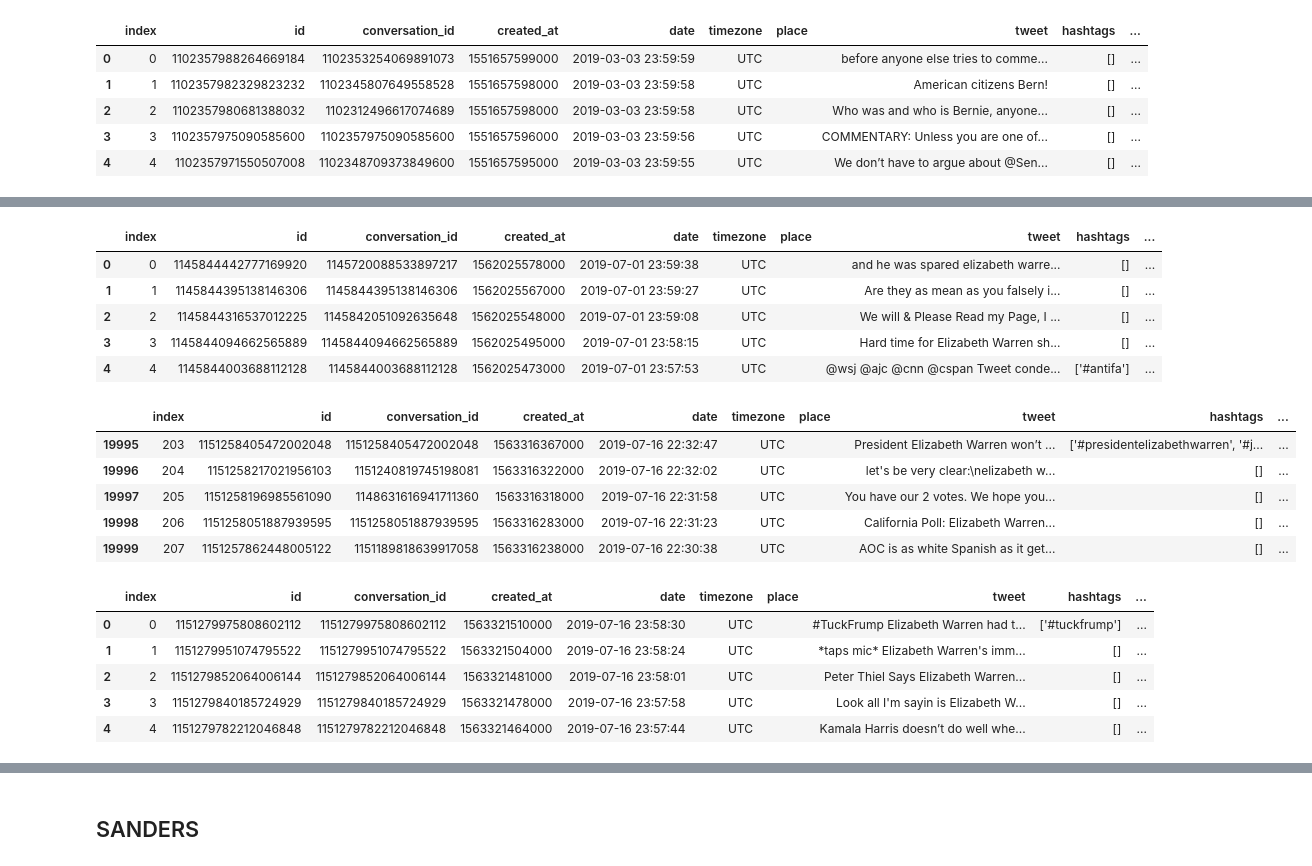
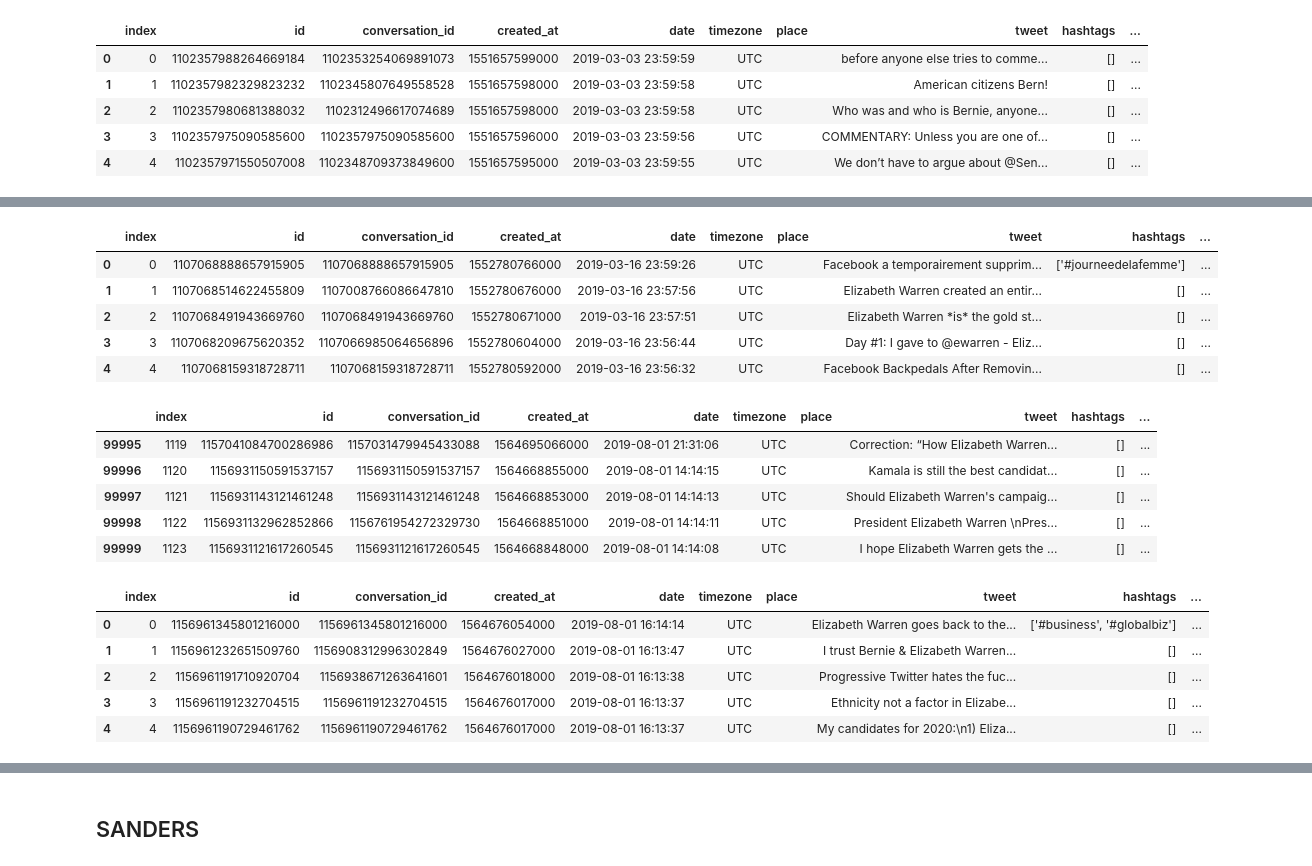
Before and after one commit to benlevyx/twitter-polling, a Jupyter notebook: notebooks/Creating full DataFrame.ipynb, the cells around one changed output, grey strips where cells are left out. Cells and saved outputs as stored; diff of their text form; code cells hidden in the pictures.

```diff
--- a/notebooks/Creating full DataFrame.ipynb
+++ b/notebooks/Creating full DataFrame.ipynb
@@ -42,34 +62,34 @@ test.head()
 # %%
-warren2 = pd.read_sql(f'SELECT * FROM tweets WHERE (date >= "2019-07-00 00:00:00") AND (name = "WARREN") LIMIT 20000;', con = engine)
-warren2.to_csv('DATA/WARREN2.csv')
+warren2 = pd.read_sql(f'SELECT * FROM tweets WHERE (date >= "2019-03-15 20:00:00") AND (name = "WARREN") LIMIT 100000;', con = engine)
+warren2.to_csv('DATA_wo_gaps/WARREN2.csv')
 warren2.head()
 # %% [output]
 |  | index | id | conversation_id | created_at | date | timezone | place | tweet | hashtags | ... |
-| 0 | 0 | 1145844442777169920 | 1145720088533897217 | 1562025578000 | 2019-07-01 23:59:38 | UTC |  | and he was spared elizabeth warre... | [] | ... |
-| 1 | 1 | 1145844395138146306 | 1145844395138146306 | 1562025567000 | 2019-07-01 23:59:27 | UTC |  | Are they as mean as you falsely i... | [] | ... |
-| 2 | 2 | 1145844316537012225 | 1145842051092635648 | 1562025548000 | 2019-07-01 23:59:08 | UTC |  | We will & Please Read my Page, I ... | [] | ... |
-| 3 | 3 | 1145844094662565889 | 1145844094662565889 | 1562025495000 | 2019-07-01 23:58:15 | UTC |  | Hard time for Elizabeth Warren sh... | [] | ... |
-| 4 | 4 | 1145844003688112128 | 1145844003688112128 | 1562025473000 | 2019-07-01 23:57:53 | UTC |  | @wsj @ajc @cnn @cspan Tweet conde... | ['#antifa'] | ... |
+| 0 | 0 | 1107068888657915905 | 1107068888657915905 | 1552780766000 | 2019-03-16 23:59:26 | UTC |  | Facebook a temporairement supprim... | ['#journeedelafemme'] | ... |
+| 1 | 1 | 1107068514622455809 | 1107008766086647810 | 1552780676000 | 2019-03-16 23:57:56 | UTC |  | Elizabeth Warren created an entir... | [] | ... |
+| 2 | 2 | 1107068491943669760 | 1107068491943669760 | 1552780671000 | 2019-03-16 23:57:51 | UTC |  | Elizabeth Warren *is* the gold st... | [] | ... |
+| 3 | 3 | 1107068209675620352 | 1107066985064656896 | 1552780604000 | 2019-03-16 23:56:44 | UTC |  | Day #1: I gave to @ewarren - Eliz... | [] | ... |
+| 4 | 4 | 1107068159318728711 | 1107068159318728711 | 1552780592000 | 2019-03-16 23:56:32 | UTC |  | Facebook Backpedals After Removin... | [] | ... |
 # %%
-warren2.t
+warren2.tail()
 # %% [output]
 |  | index | id | conversation_id | created_at | date | timezone | place | tweet | hashtags | ... |
-| 19995 | 203 | 1151258405472002048 | 1151258405472002048 | 1563316367000 | 2019-07-16 22:32:47 | UTC |  | President Elizabeth Warren won’t ... | ['#presidentelizabethwarren', '#j... | ... |
-| 19996 | 204 | 1151258217021956103 | 1151240819745198081 | 1563316322000 | 2019-07-16 22:32:02 | UTC |  | let's be very clear:\nelizabeth w... | [] | ... |
-| 19997 | 205 | 1151258196985561090 | 1148631616941711360 | 1563316318000 | 2019-07-16 22:31:58 | UTC |  | You have our 2 votes. We hope you... | [] | ... |
-| 19998 | 206 | 1151258051887939595 | 1151258051887939595 | 1563316283000 | 2019-07-16 22:31:23 | UTC |  | California Poll: Elizabeth Warren... | [] | ... |
-| 19999 | 207 | 1151257862448005122 | 1151189818639917058 | 1563316238000 | 2019-07-16 22:30:38 | UTC |  | AOC is as white Spanish as it get... | [] | ... |
+| 99995 | 1119 | 1157041084700286986 | 1157031479945433088 | 1564695066000 | 2019-08-01 21:31:06 | UTC |  | Correction: “How Elizabeth Warren... | [] | ... |
+| 99996 | 1120 | 1156931150591537157 | 1156931150591537157 | 1564668855000 | 2019-08-01 14:14:15 | UTC |  | Kamala is still the best candidat... | [] | ... |
+| 99997 | 1121 | 1156931143121461248 | 1156931143121461248 | 1564668853000 | 2019-08-01 14:14:13 | UTC |  | Should Elizabeth Warren's campaig... | [] | ... |
+| 99998 | 1122 | 1156931132962852866 | 1156761954272329730 | 1564668851000 | 2019-08-01 14:14:11 | UTC |  | President Elizabeth Warren \nPres... | [] | ... |
+| 99999 | 1123 | 1156931121617260545 | 1156931121617260545 | 1564668848000 | 2019-08-01 14:14:08 | UTC |  | I hope Elizabeth Warren gets the ... | [] | ... |
 # %%
-warren3 = pd.read_sql(f'SELECT * FROM tweets WHERE (date >= "2019-07-16 22:00:00") AND (name = "WARREN") LIMIT 50000;', con = engine)
-warren3.to_csv('DATA/WARREN3.csv')
+warren3 = pd.read_sql(f'SELECT * FROM tweets WHERE (date >= "2019-08-01 14:00:00") AND (name = "WARREN") LIMIT 50000;', con = engine)
+warren3.to_csv('DATA_wo_gaps/WARREN3.csv')
 warren3.head()
 # %% [output]
 |  | index | id | conversation_id | created_at | date | timezone | place | tweet | hashtags | ... |
-| 0 | 0 | 1151279975808602112 | 1151279975808602112 | 1563321510000 | 2019-07-16 23:58:30 | UTC |  | #TuckFrump Elizabeth Warren had t... | ['#tuckfrump'] | ... |
-| 1 | 1 | 1151279951074795522 | 1151279951074795522 | 1563321504000 | 2019-07-16 23:58:24 | UTC |  | *taps mic* Elizabeth Warren's imm... | [] | ... |
-| 2 | 2 | 1151279852064006144 | 1151279852064006144 | 1563321481000 | 2019-07-16 23:58:01 | UTC |  | Peter Thiel Says Elizabeth Warren... | [] | ... |
-| 3 | 3 | 1151279840185724929 | 1151279840185724929 | 1563321478000 | 2019-07-16 23:57:58 | UTC |  | Look all I'm sayin is Elizabeth W... | [] | ... |
-| 4 | 4 | 1151279782212046848 | 1151279782212046848 | 1563321464000 | 2019-07-16 23:57:44 | UTC |  | Kamala Harris doesn’t do well whe... | [] | ... |
+| 0 | 0 | 1156961345801216000 | 1156961345801216000 | 1564676054000 | 2019-08-01 16:14:14 | UTC |  | Elizabeth Warren goes back to the... | ['#business', '#globalbiz'] | ... |
+| 1 | 1 | 1156961232651509760 | 1156908312996302849 | 1564676027000 | 2019-08-01 16:13:47 | UTC |  | I trust Bernie & Elizabeth Warren... | [] | ... |
+| 2 | 2 | 1156961191710920704 | 1156938671263641601 | 1564676018000 | 2019-08-01 16:13:38 | UTC |  | Progressive Twitter hates the fuc... | [] | ... |
+| 3 | 3 | 1156961191232704515 | 1156961191232704515 | 1564676017000 | 2019-08-01 16:13:37 | UTC |  | Ethnicity not a factor in Elizabe... | [] | ... |
+| 4 | 4 | 1156961190729461762 | 1156961190729461762 | 1564676017000 | 2019-08-01 16:13:37 | UTC |  | My candidates for 2020:\n1) Eliza... | [] | ... |
 # %%
 warren3.tail()
 # %% [output]
```
Also changed, not shown: parts of 18 cells of this notebook, 4 other files.
